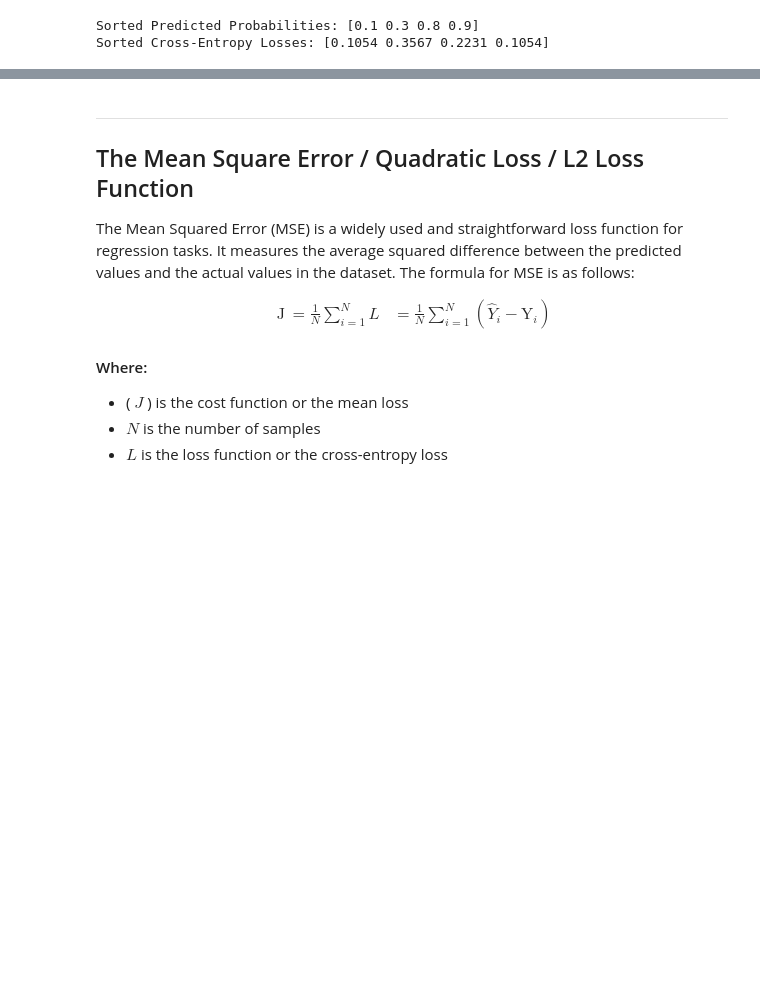
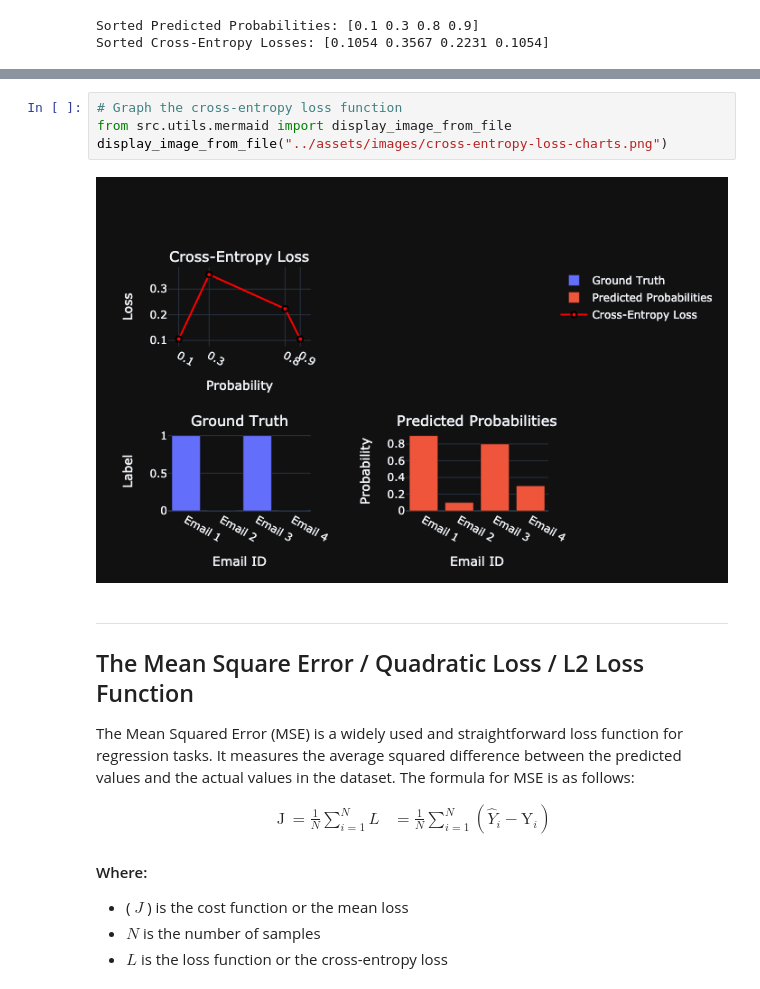
Before and after one commit to dellius-alexander/Neural-Networks-From-Scratch, a Jupyter notebook: notebooks/LossFunctions.ipynb, the cells around one changed output, grey strips where cells are left out. Cells and saved outputs as stored; diff of their text form; blank space fills up the shorter version.

```diff
--- a/notebooks/LossFunctions.ipynb
+++ b/notebooks/LossFunctions.ipynb
@@ -272,3 +285,9 @@ The sorted losses are: [0.10536052 0.35667494 0.22314355 0.10536052].
+# %%
+# Graph the cross-entropy loss function
+from src.utils.mermaid import display_image_from_file
+display_image_from_file("../assets/images/cross-entropy-loss-charts.png")
+# %% [output]
+[figure, added]
 # %% [markdown]
 ---
 
```
Also changed, not shown: parts of 4 cells of this notebook, 7 other files.
